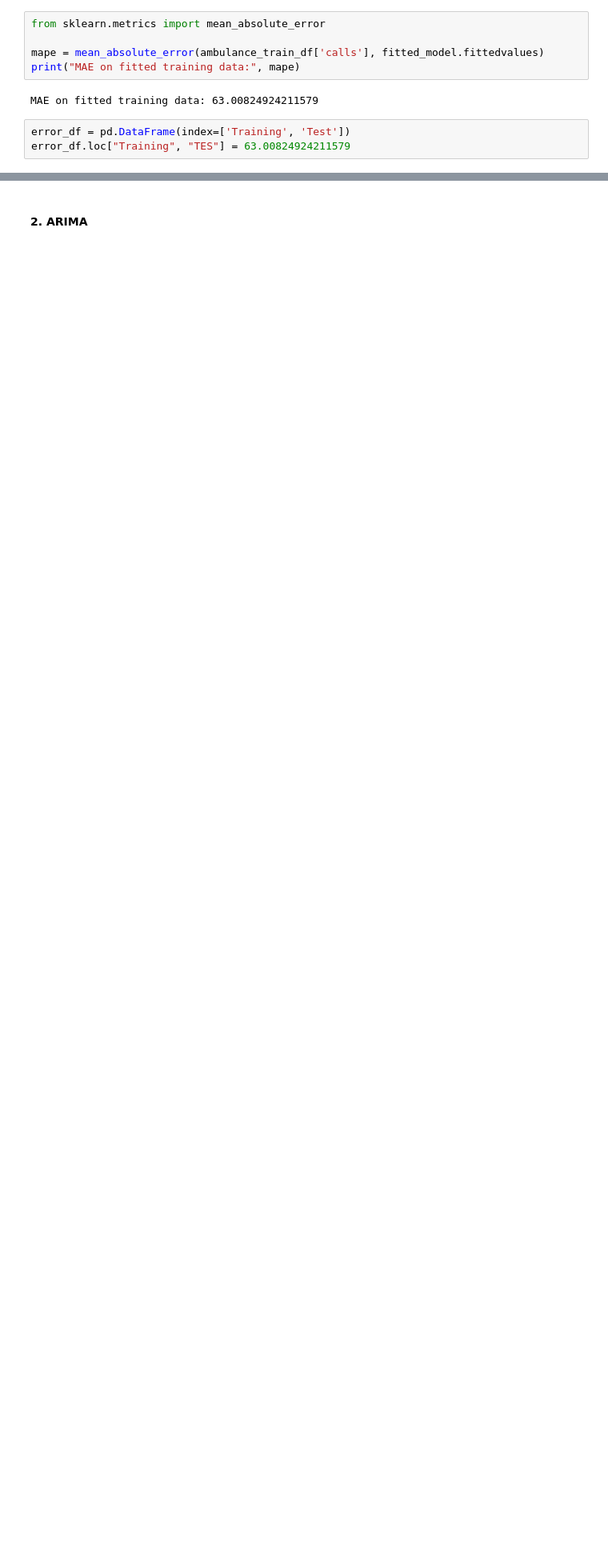
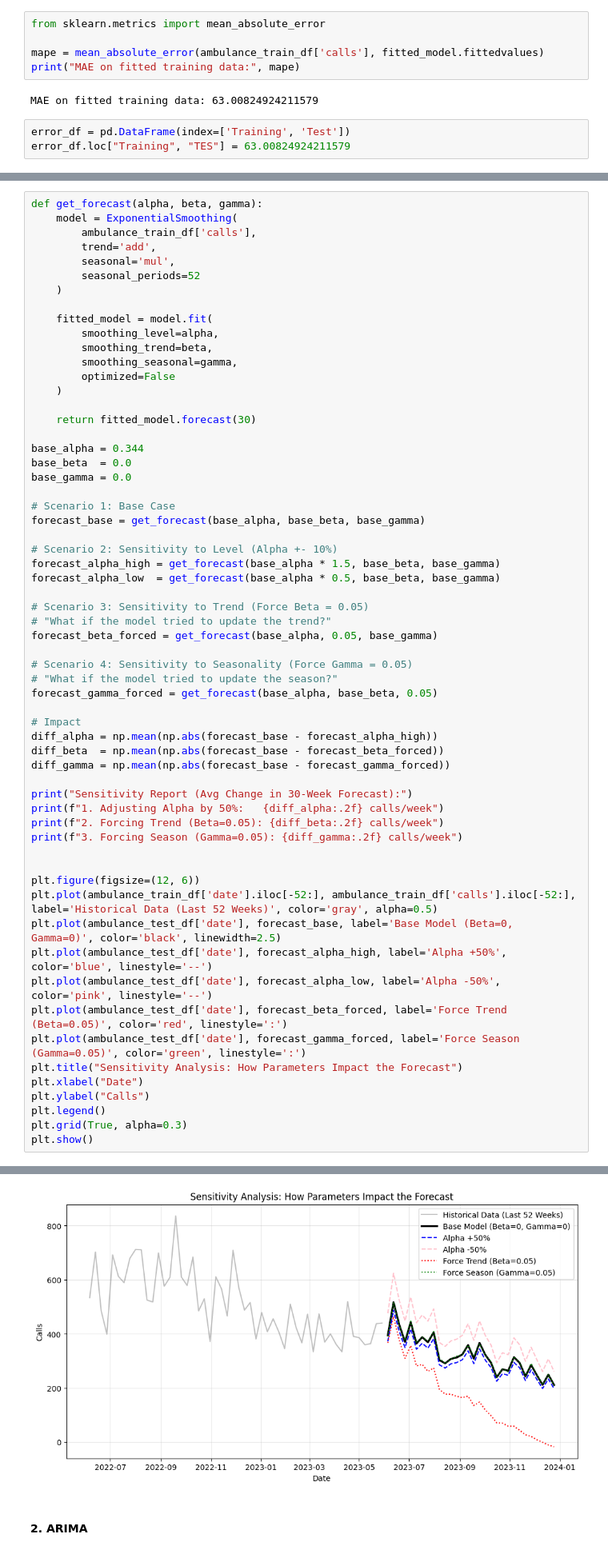
Before and after one commit to zaherarman/forecasting-learning, a Jupyter notebook: ambulance-forecasting.ipynb, the cells around one changed output, grey strips where cells are left out. Shown at 80% size. Saved outputs shown, nothing was run; the diff lists cells and outputs as text; blank space fills up the shorter version.

```diff
--- a/ambulance-forecasting.ipynb
+++ b/ambulance-forecasting.ipynb
@@ -237,0 +240,62 @@ error_df.loc["Training", "TES"] = 63.00824924211579
+# %%
+def get_forecast(alpha, beta, gamma):
+    model = ExponentialSmoothing(
+        ambulance_train_df['calls'],
+        trend='add',
+        seasonal='mul',
+        seasonal_periods=52
+    )
+
+    fitted_model = model.fit(
+        smoothing_level=alpha,
+        smoothing_trend=beta,
+        smoothing_seasonal=gamma,
+        optimized=False
+    )
+
+    return fitted_model.forecast(30)
+
+base_alpha = 0.344
+base_beta  = 0.0
+base_gamma = 0.0
+
+# Scenario 1: Base Case
+forecast_base = get_forecast(base_alpha, base_beta, base_gamma)
+
+# Scenario 2: Sensitivity to Level (Alpha +- 10%)
+forecast_alpha_high = get_forecast(base_alpha * 1.5, base_beta, base_gamma)
+forecast_alpha_low  = get_forecast(base_alpha * 0.5, base_beta, base_gamma)
+
+# Scenario 3: Sensitivity to Trend (Force Beta = 0.05)
+# "What if the model tried to update the trend?"
+forecast_beta_forced = get_forecast(base_alpha, 0.05, base_gamma)
+
+# Scenario 4: Sensitivity to Seasonality (Force Gamma = 0.05)
+# "What if the model tried to update the season?"
+forecast_gamma_forced = get_forecast(base_alpha, base_beta, 0.05)
+
+# Impact
+diff_alpha = np.mean(np.abs(forecast_base - forecast_alpha_high))
+diff_beta  = np.mean(np.abs(forecast_base - forecast_beta_forced))
+diff_gamma = np.mean(np.abs(forecast_base - forecast_gamma_forced))
+
+print("Sensitivity Report (Avg Change in 30-Week Forecast):")
+print(f"1. Adjusting Alpha by 50%:   {diff_alpha:.2f} calls/week")
+print(f"2. Forcing Trend (Beta=0.05): {diff_beta:.2f} calls/week")
+print(f"3. Forcing Season (Gamma=0.05): {diff_gamma:.2f} calls/week")
+
+
+plt.figure(figsize=(12, 6))
+plt.plot(ambulance_train_df['date'].iloc[-52:], ambulance_train_df['calls'].iloc[-52:], label='Historical Data (Last 52 Weeks)', color='gray', alpha=0.5)
+plt.plot(ambulance_test_df['date'], forecast_base, label='Base Model (Beta=0, Gamma=0)', color='black', linewidth=2.5)
+plt.plot(ambulance_test_df['date'], forecast_alpha_high, label='Alpha +50%', color='blue', linestyle='--')
+plt.plot(ambulance_test_df['date'], forecast_alpha_low, label='Alpha -50%', color='pink', linestyle='--')
+plt.plot(ambulance_test_df['date'], forecast_beta_forced, label='Force Trend (Beta=0.05)', color='red', linestyle=':')
+plt.plot(ambulance_test_df['date'], forecast_gamma_forced, label='Force Season (Gamma=0.05)', color='green', linestyle=':')
+plt.title("Sensitivity Analysis: How Parameters Impact the Forecast")
+plt.xlabel("Date")
+plt.ylabel("Calls")
+plt.legend()
+plt.grid(True, alpha=0.3)
+plt.show()
+# %% [output]
@@ -238,3 +306,4 @@ error_df.loc["Training", "TES"] = 63.00824924211579
+[figure, added]
 # %% [markdown]
 #### 2. ARIMA
 # %%
```
Also changed, not shown: parts of 11 cells of this notebook.
